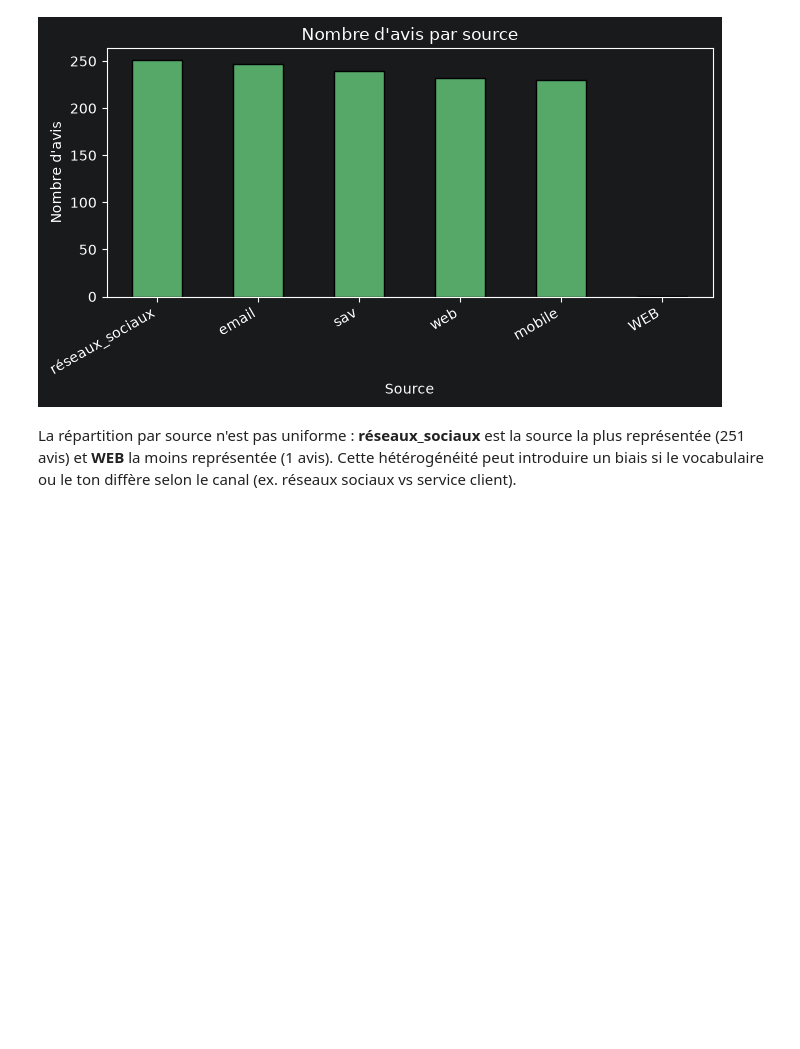
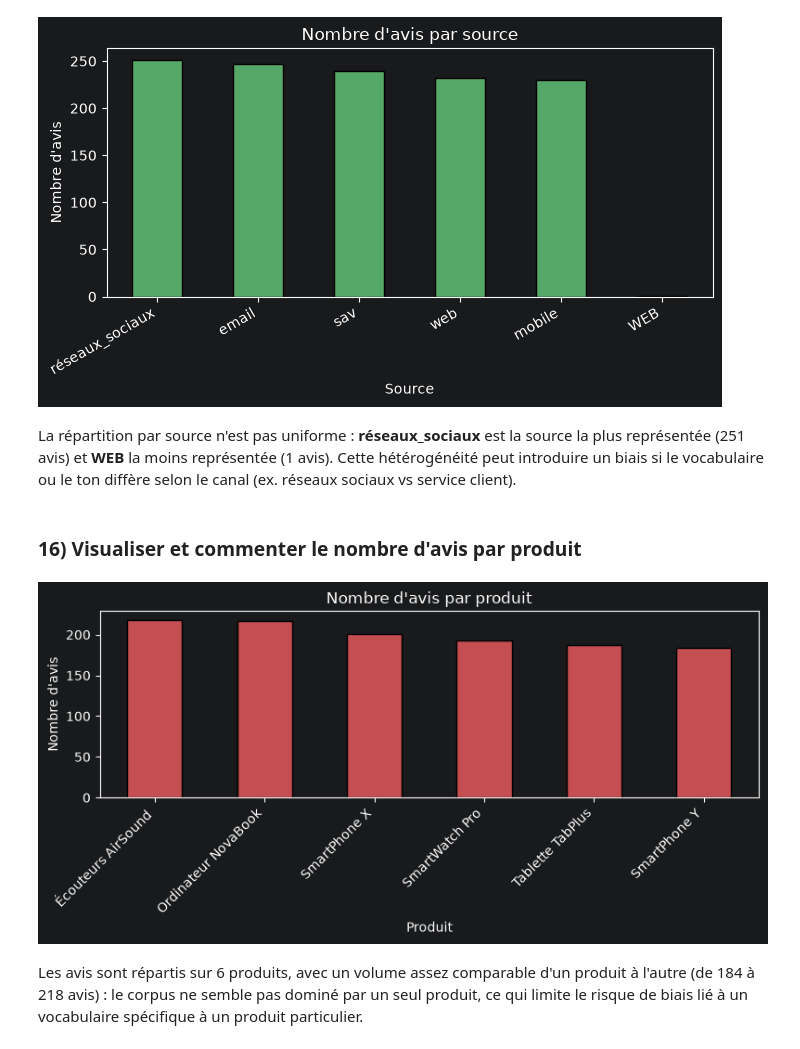
Before and after one commit to massamba0809/atelier_prepa_donnees_textuelles, a Jupyter notebook: notebooks/atelier_prepa_donnees_textuelles.ipynb, the cells around one changed output. Saved outputs shown, nothing was run; the diff lists cells and outputs as text; code cells hidden in the pictures; blank space fills up the shorter version.

Commit message:
Visualiser et commenter le nombre d'avis par produit

```diff
--- a/notebooks/atelier_prepa_donnees_textuelles.ipynb
+++ b/notebooks/atelier_prepa_donnees_textuelles.ipynb
@@ -260,3 +260,19 @@ plt.savefig("_tmp.png")
 [figure]
 # %% [markdown]
 La répartition par source n'est pas uniforme : **réseaux_sociaux** est la source la plus représentée (251 avis) et **WEB** la moins représentée (1 avis). Cette hétérogénéité peut introduire un biais si le vocabulaire ou le ton diffère selon le canal (ex. réseaux sociaux vs service client).
+# %% [markdown]
+### 16) Visualiser et commenter le nombre d'avis par produit
+# %%
+counts_produit = df["produit"].value_counts()
+plt.figure(figsize=(8,4))
+counts_produit.plot(kind="bar", color="#C44E52", edgecolor="black")
+plt.title("Nombre d'avis par produit")
+plt.xlabel("Produit")
+plt.ylabel("Nombre d'avis")
+plt.xticks(rotation=45, ha="right")
+plt.tight_layout()
+plt.savefig("_tmp.png")
+# %% [output]
+[figure, added]
+# %% [markdown]
+Les avis sont répartis sur 6 produits, avec un volume assez comparable d'un produit à l'autre (de 184 à 218 avis) : le corpus ne semble pas dominé par un seul produit, ce qui limite le risque de biais lié à un vocabulaire spécifique à un produit particulier.
```
Also changed, not shown: 1 other file.
